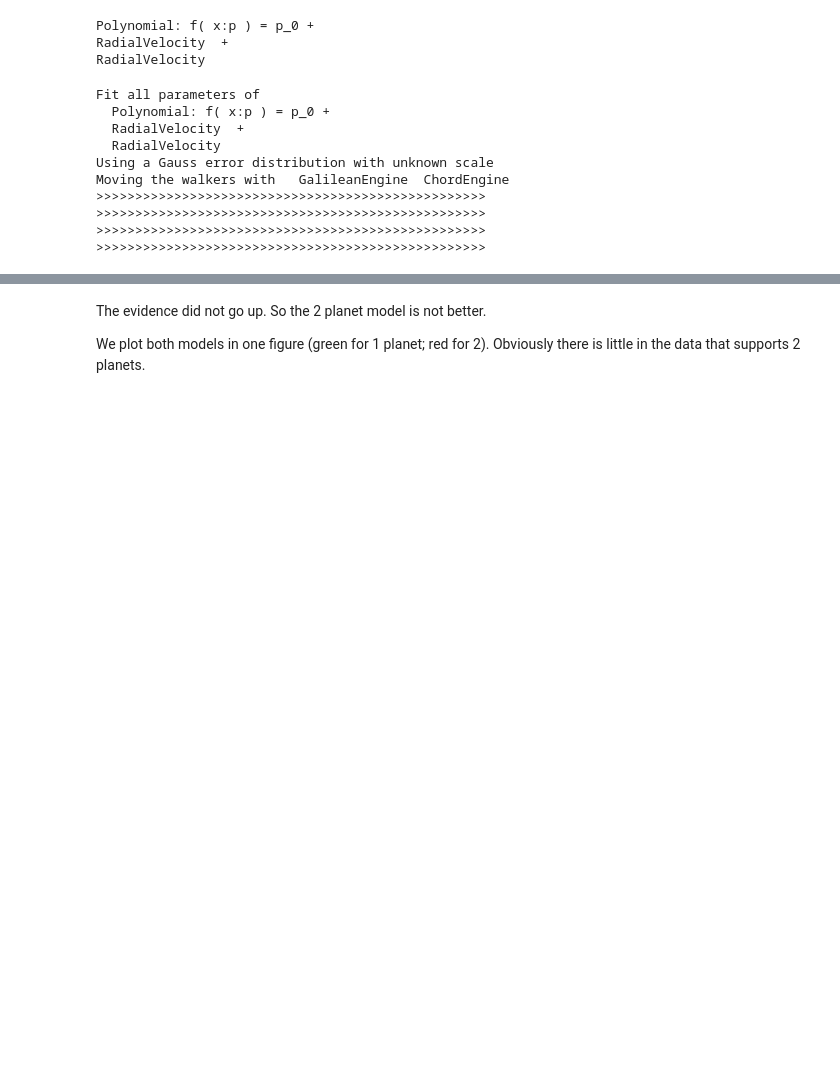
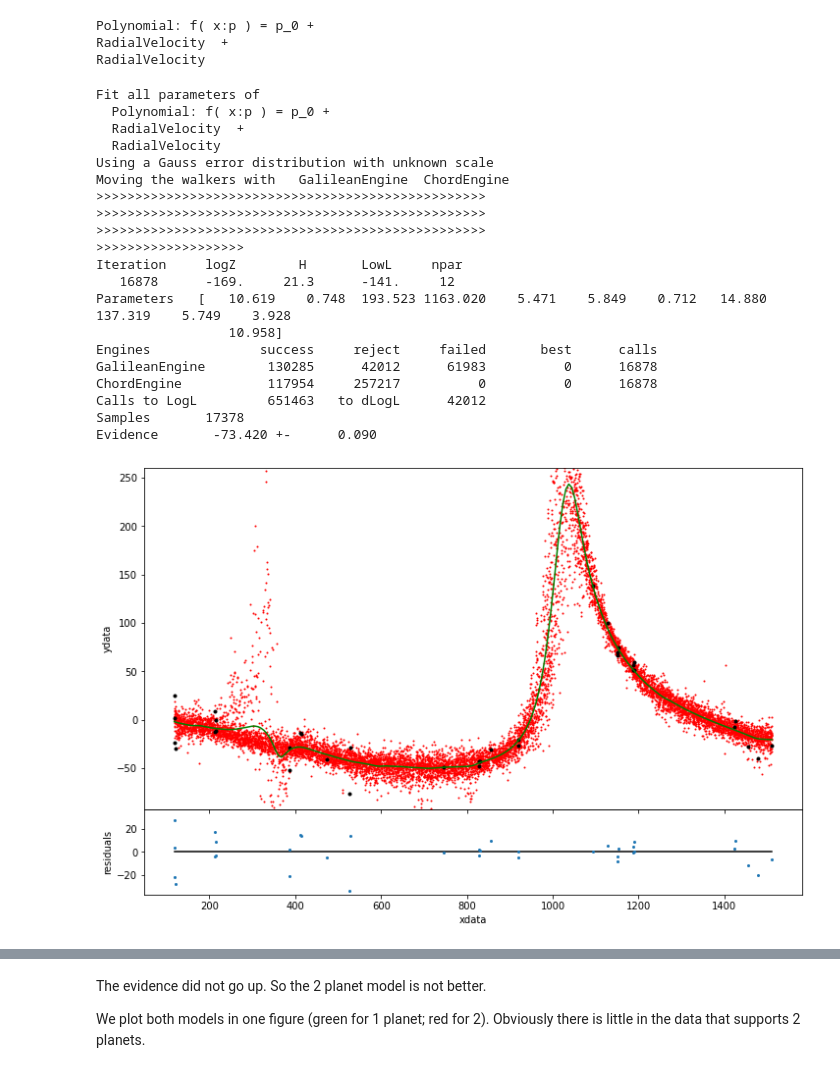
Before and after one commit to dokester/BayesicFitting, a Jupyter notebook: BayesicFitting/examples/HD2039.ipynb, the cells around one changed output, grey strips where cells are left out. Saved outputs shown, nothing was run; the diff lists cells and outputs as text; code cells hidden in the pictures; blank space fills up the shorter version.

```diff
--- a/BayesicFitting/examples/HD2039.ipynb
+++ b/BayesicFitting/examples/HD2039.ipynb
@@ -148,23 +147,34 @@ RadialVelocity
 # %%
 # define NestedSampler
 ns1 = NestedSampler( jd, mdl2, rv, weights=wgt, seed=1301 )
-ns1.ensemble = 500
+#ns1.ensemble = 500
 # set limits on the noise scale of the distribution
 ns1.distribution.setLimits( [0.01,100] )
 
 # run NestedSampler
 evi1 = ns1.sample( plot=True )
 # %% [output]
 Fit all parameters of
   Polynomial: f( x:p ) = p_0 +
   RadialVelocity  +
   RadialVelocity
 Using a Gauss error distribution with unknown scale
 Moving the walkers with   GalileanEngine  ChordEngine
 >>>>>>>>>>>>>>>>>>>>>>>>>>>>>>>>>>>>>>>>>>>>>>>>>>
 >>>>>>>>>>>>>>>>>>>>>>>>>>>>>>>>>>>>>>>>>>>>>>>>>>
 >>>>>>>>>>>>>>>>>>>>>>>>>>>>>>>>>>>>>>>>>>>>>>>>>>
->>>>>>>>>>>>>>>>>>>>>>>>>>>>>>>>>>>>>>>>>>>>>>>>>>
+>>>>>>>>>>>>>>>>>>>
+Iteration     logZ        H       LowL     npar
+   16878      -169.     21.3      -141.     12
+Parameters   [   10.619    0.748  193.523 1163.020    5.471    5.849    0.712   14.880  137.319    5.749    3.928
+                 10.958]
+Engines              success     reject     failed       best      calls
+GalileanEngine        130285      42012      61983          0      16878
+ChordEngine           117954     257217          0          0      16878
+Calls to LogL         651463   to dLogL      42012
+Samples       17378
+Evidence       -73.420 +-      0.090
+[figure, added]
 # %%
 pars2 = ns1.parameters
 stdv2 = ns1.stdevs
```
Also changed, not shown: parts of 8 cells of this notebook, 34 other files.
